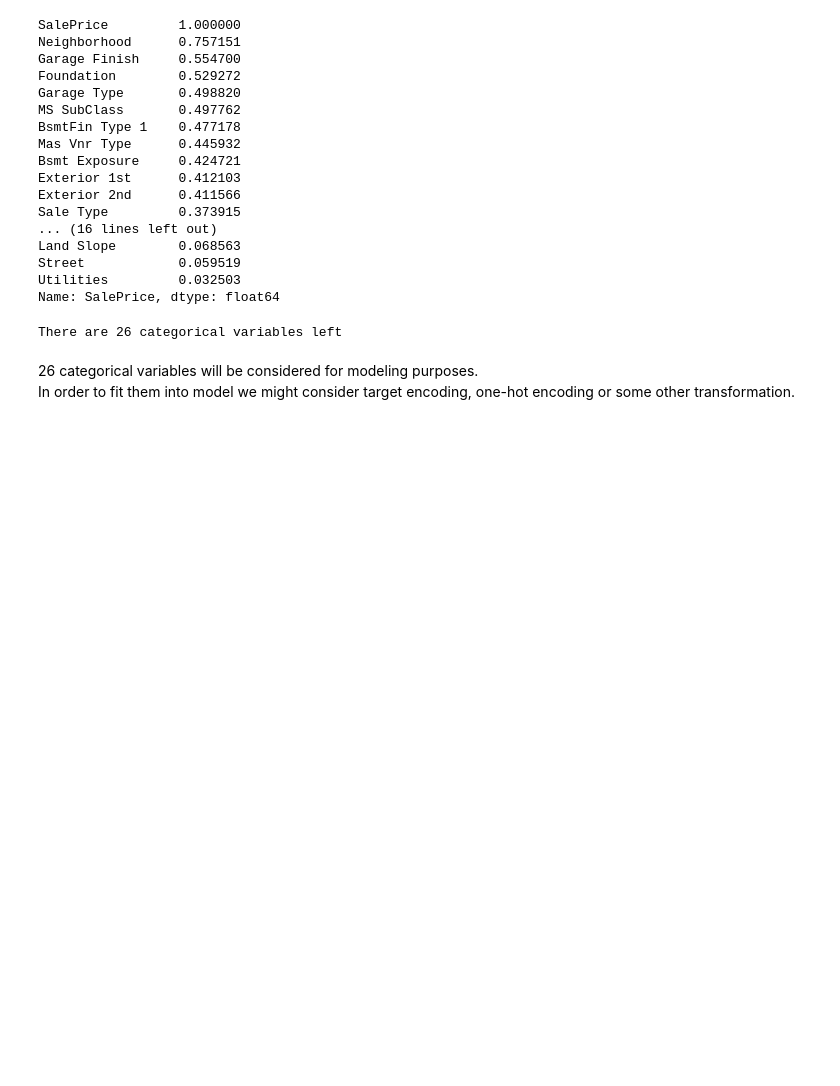
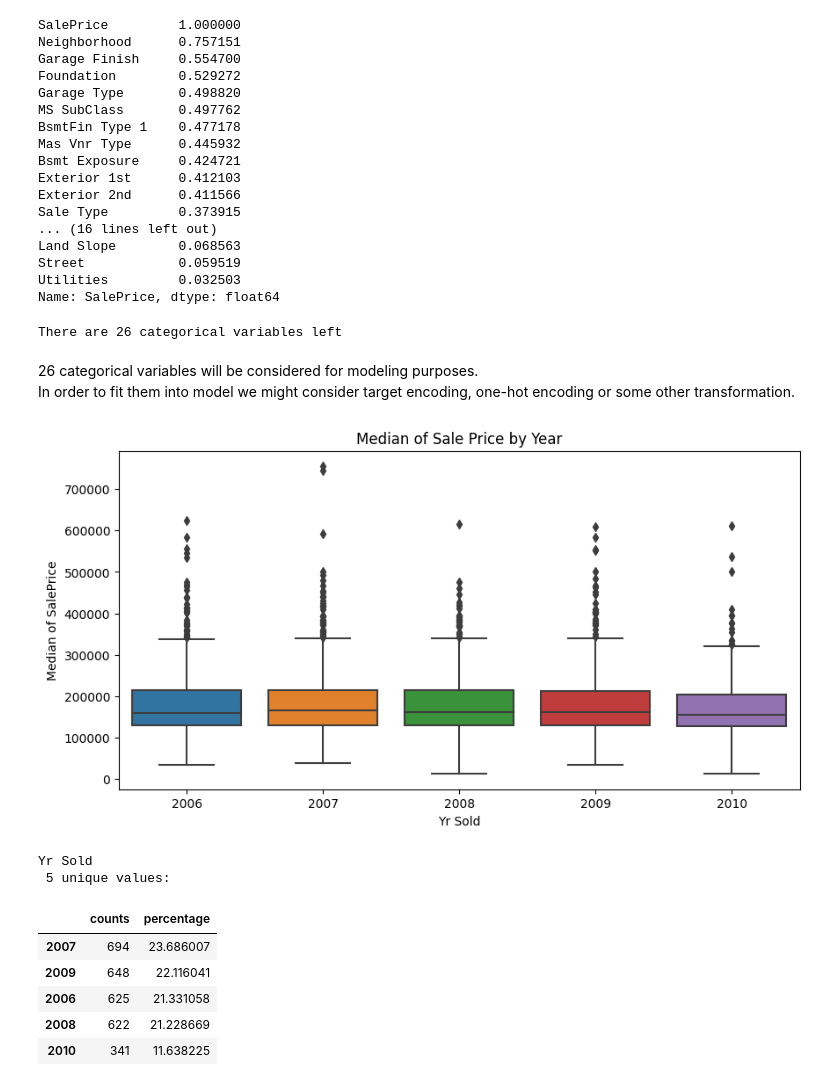
Before and after one commit to TGusciora/Python, a Jupyter notebook: GP23_PredictingHouseSalePrices/notebooks/001.GP23_tg_EDA.ipynb, the cells around one changed output. Saved outputs shown, nothing was run; the diff lists cells and outputs as text; code cells hidden in the pictures; blank space fills up the shorter version.

Commit message:
2023/03/13 update
GP23
- added var_boxplot documentation
- moved var_bloxplot to eda subpackage

```diff
--- a/GP23_PredictingHouseSalePrices/notebooks/001.GP23_tg_EDA.ipynb
+++ b/GP23_PredictingHouseSalePrices/notebooks/001.GP23_tg_EDA.ipynb
@@ -402,4 +403,14 @@ In order to fit them into model we might consider target encoding, one-hot encod
 # %%
 # MANUAL_INPUT
 # Visual investigation of target data by groups
-var_boxplot(var = 'Yr Sold', data = data, target = target, title = 'Median of Sale Price by Year')
+gp23eda.var_boxplot(var = 'Yr Sold', data = data, target = target, title = 'Median of Sale Price by Year')
+# %% [output]
+[figure, added]
+Yr Sold
+ 5 unique values:
+|  | counts | percentage |
+| 2007 | 694 | 23.686007 |
+| 2009 | 648 | 22.116041 |
+| 2006 | 625 | 21.331058 |
+| 2008 | 622 | 21.228669 |
+| 2010 | 341 | 11.638225 |
```
Also changed, not shown: parts of 3 cells of this notebook, 3 other files.
